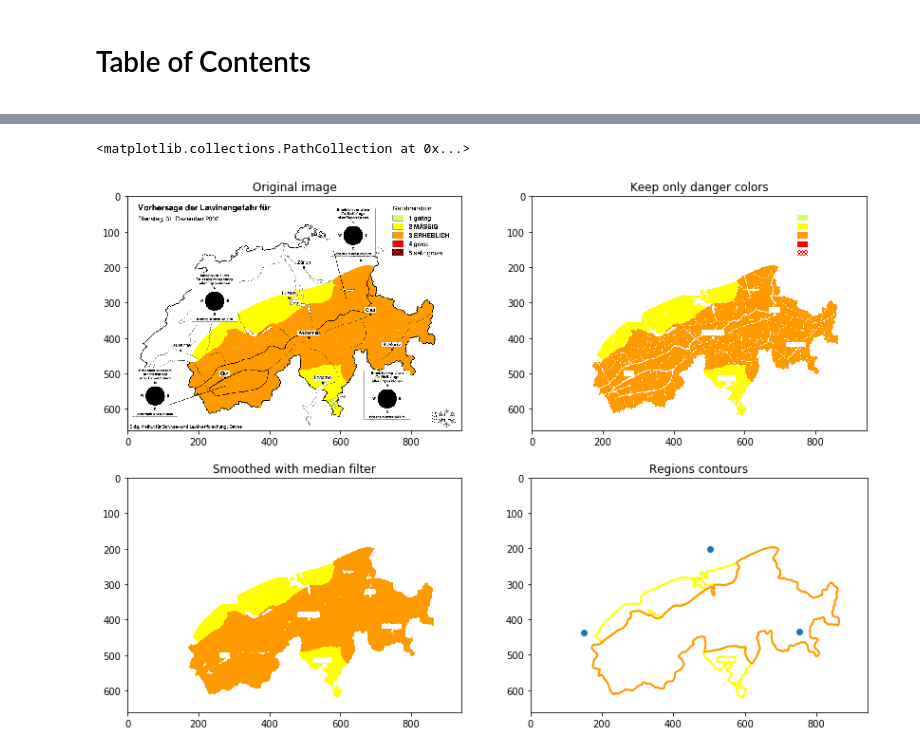
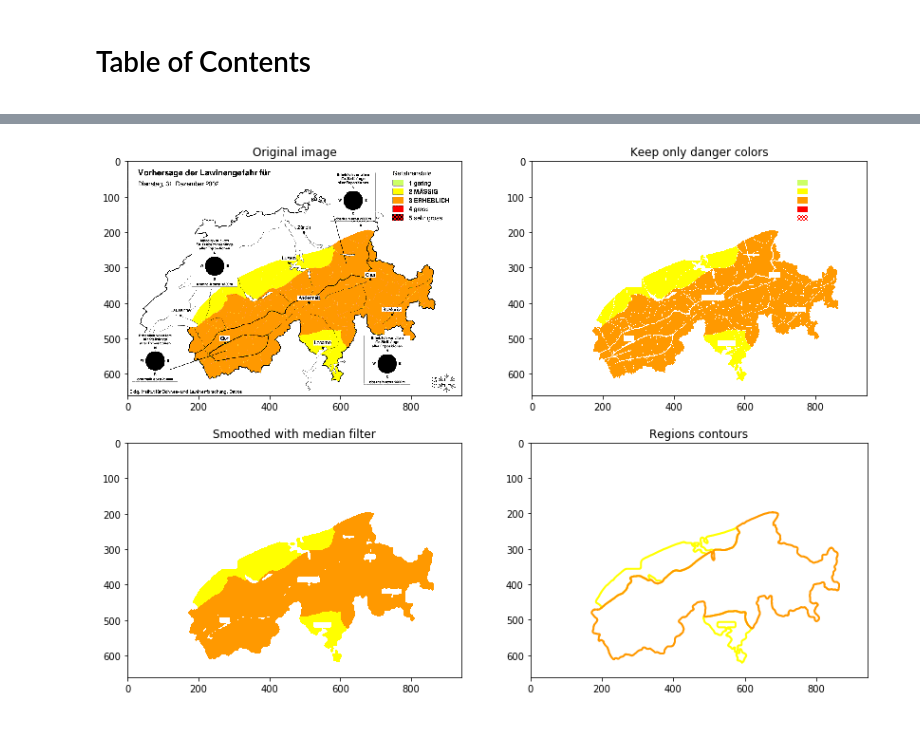
Before and after one commit to swiss-avalanches/swiss-avalanches.github.io, a Jupyter notebook: notebooks/slf-scraping.ipynb, the cells around one changed output, grey strips where cells are left out. Drawn from its saved outputs; the diff is of its cells as text; code cells hidden in the pictures.

```diff
--- a/notebooks/slf-scraping.ipynb
+++ b/notebooks/slf-scraping.ipynb
@@ -127,36 +239,34 @@ import matplotlib.pyplot as plt
 from PIL import ImageFilter
 
 fig, axes = plt.subplots(2, 2, figsize=(14,10))
 
 path = '../data/danger/2003/20021230.gif'
 img = Image.open(path)
 img = img.convert('RGBA')
 img_arr = np.array(img)
 axes[0][0].imshow(img_arr);
 axes[0][0].set_title('Original image');
 
 regions_only = keep_colors(img_arr, [green, yellow, orange, red])
 axes[0][1].imshow(regions_only);
 axes[0][1].set_title('Keep only danger colors');
 
 regions_only[50:200,740:790,:] = 255
 regions_only = Image.fromarray(regions_only).convert('RGB')
 smoothed = regions_only.filter(ImageFilter.MedianFilter(7))
 axes[1][0].imshow(smoothed);
 axes[1][0].set_title('Smoothed with median filter');
 
 axes[1][1].set_xlim([0, img_arr.shape[1]])
 axes[1][1].set_ylim([0, img_arr.shape[0]])
 axes[1][1].invert_yaxis()
 axes[1][1].set_title('Regions contours')
 for color in [green, yellow, orange, red]:
     contours = color_contours(smoothed, color)
     for contour in contours:
         axes[1][1].plot(contour[:, 1], contour[:, 0], linewidth=2, c=[x / 255 for x in color])
-axes[1][1].scatter([503, 150, 753], [202, 437, 435])
 # %% [output]
-<matplotlib.collections.PathCollection at 0x...>
-[figure, old version]
+[figure, new version]
 # %%
 zurich_pix = np.array([503, 202])
 zurich_map = np.array([8.542084693908691, 47.37214023852198])
```
Also changed, not shown: parts of 9 cells of this notebook, 1 other file.
